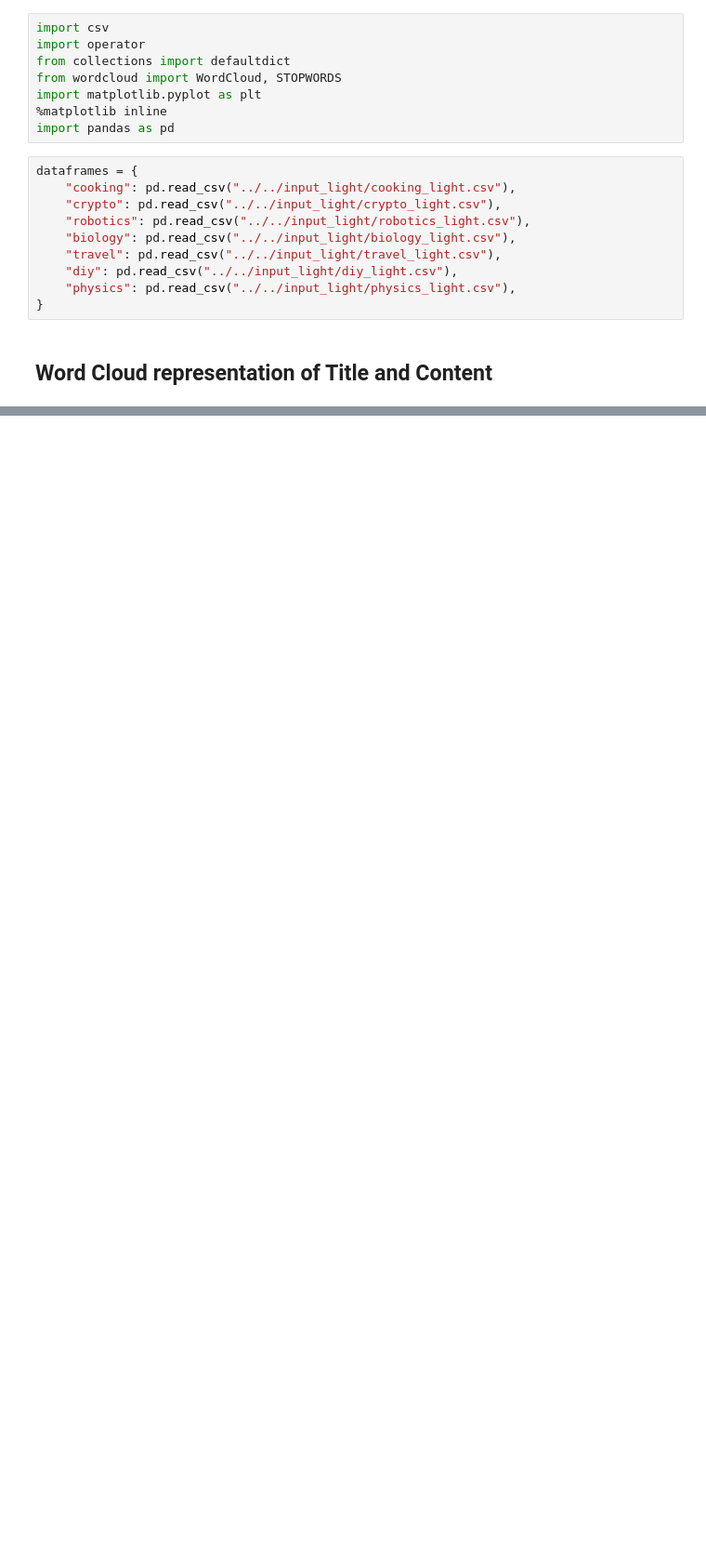
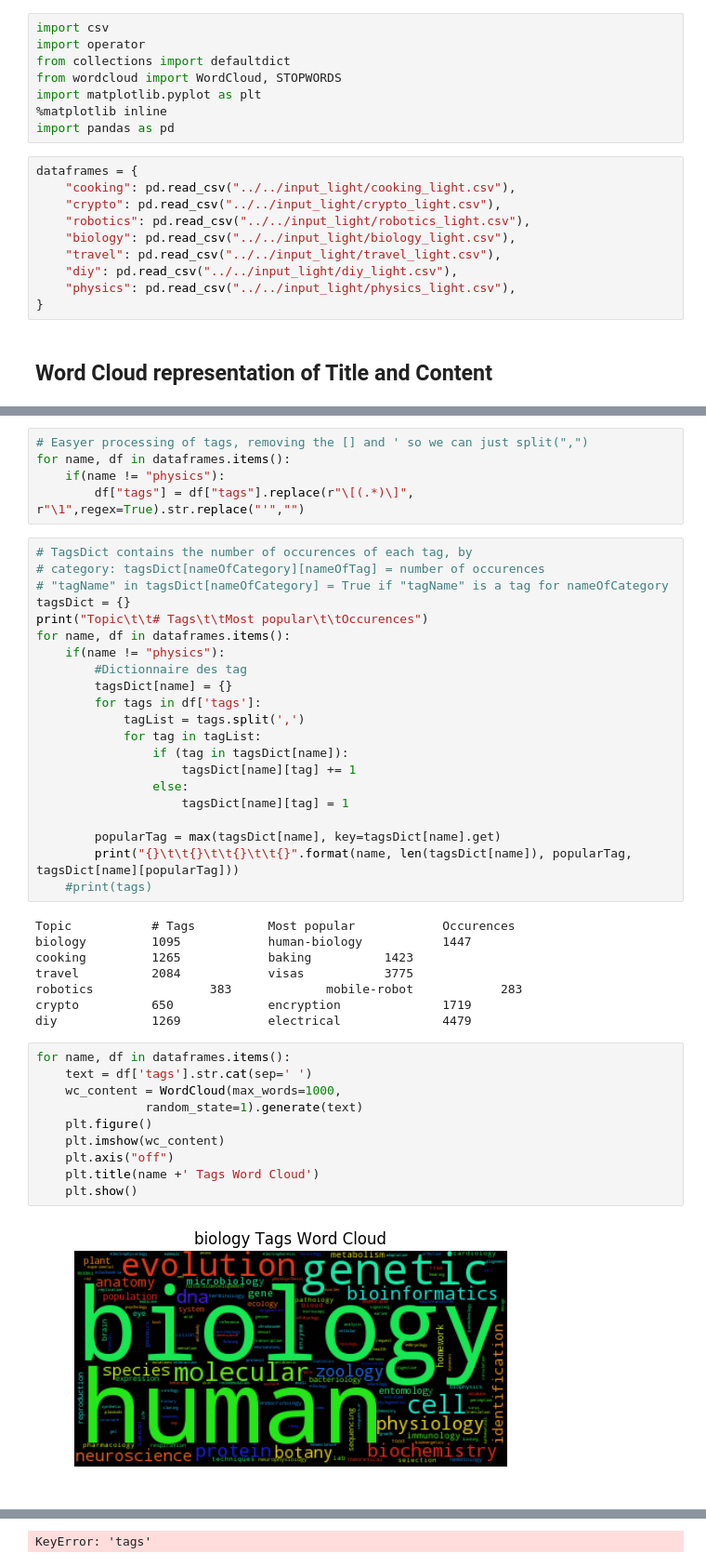
Before and after one commit to akhoufi/Transfer-Learning-on-Stack-Exchange-Tags, a Jupyter notebook: data exploration/Word Cloud .ipynb, the cells around one changed output, grey strips where cells are left out. Shown at 93% size. Saved outputs shown, nothing was run; the diff lists cells and outputs as text; blank space fills up the shorter version.

Commit message:
Added visualisation of the tags

```diff
--- a/data exploration/Word Cloud .ipynb
+++ b/data exploration/Word Cloud .ipynb
@@ -53,0 +57,46 @@ TypeError: expected string or buffer
+# %%
+# Easyer processing of tags, removing the [] and ' so we can just split(",")
+for name, df in dataframes.items():
+    if(name != "physics"):
+        df["tags"] = df["tags"].replace(r"\[(.*)\]", r"\1",regex=True).str.replace("'","")
+# %%
+# TagsDict contains the number of occurences of each tag, by
+# category: tagsDict[nameOfCategory][nameOfTag] = number of occurences
+# "tagName" in tagsDict[nameOfCategory] = True if "tagName" is a tag for nameOfCategory
+tagsDict = {}
+print("Topic\t\t# Tags\t\tMost popular\t\tOccurences")
+for name, df in dataframes.items():
+    if(name != "physics"):
+        #Dictionnaire des tag
+        tagsDict[name] = {}
+        for tags in df['tags']:
+            tagList = tags.split(',')
+            for tag in tagList:
+                if (tag in tagsDict[name]):
+                    tagsDict[name][tag] += 1
+                else:
+                    tagsDict[name][tag] = 1
+
+        popularTag = max(tagsDict[name], key=tagsDict[name].get)
+        print("{}\t\t{}\t\t{}\t\t{}".format(name, len(tagsDict[name]), popularTag, tagsDict[name][popularTag]))
+    #print(tags)
+# %% [output]
+Topic           # Tags          Most popular            Occurences
+biology         1095            human-biology           1447
+cooking         1265            baking          1423
+travel          2084            visas           3775
+robotics                383             mobile-robot            283
+crypto          650             encryption              1719
+diy             1269            electrical              4479
+# %%
+for name, df in dataframes.items():
+    text = df['tags'].str.cat(sep=' ')
+    wc_content = WordCloud(max_words=1000,
+               random_state=1).generate(text)
+    plt.figure()
+    plt.imshow(wc_content)
+    plt.axis("off")
+    plt.title(name +' Tags Word Cloud')
+    plt.show()
+# %% [output]
+[figure, added]
@@ -53,0 +108 @@ TypeError: expected string or buffer
+KeyError: 'tags'
```
Also changed, not shown: parts of 3 cells of this notebook, 1 other file.
